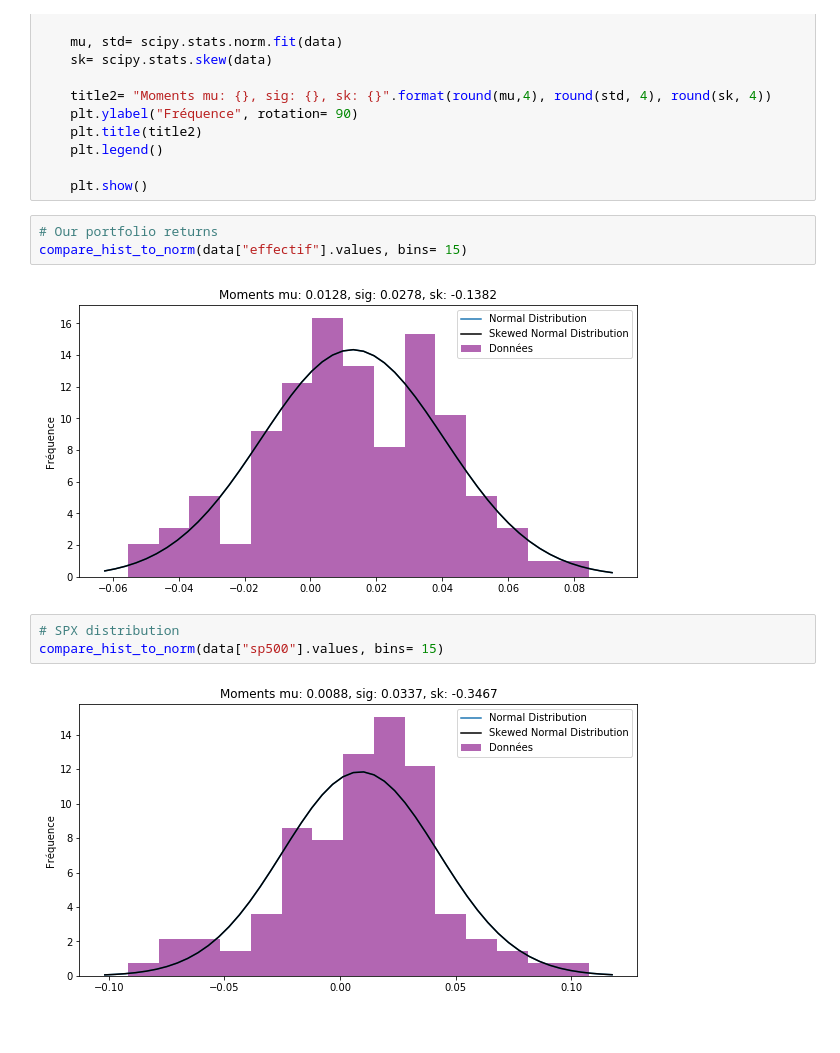
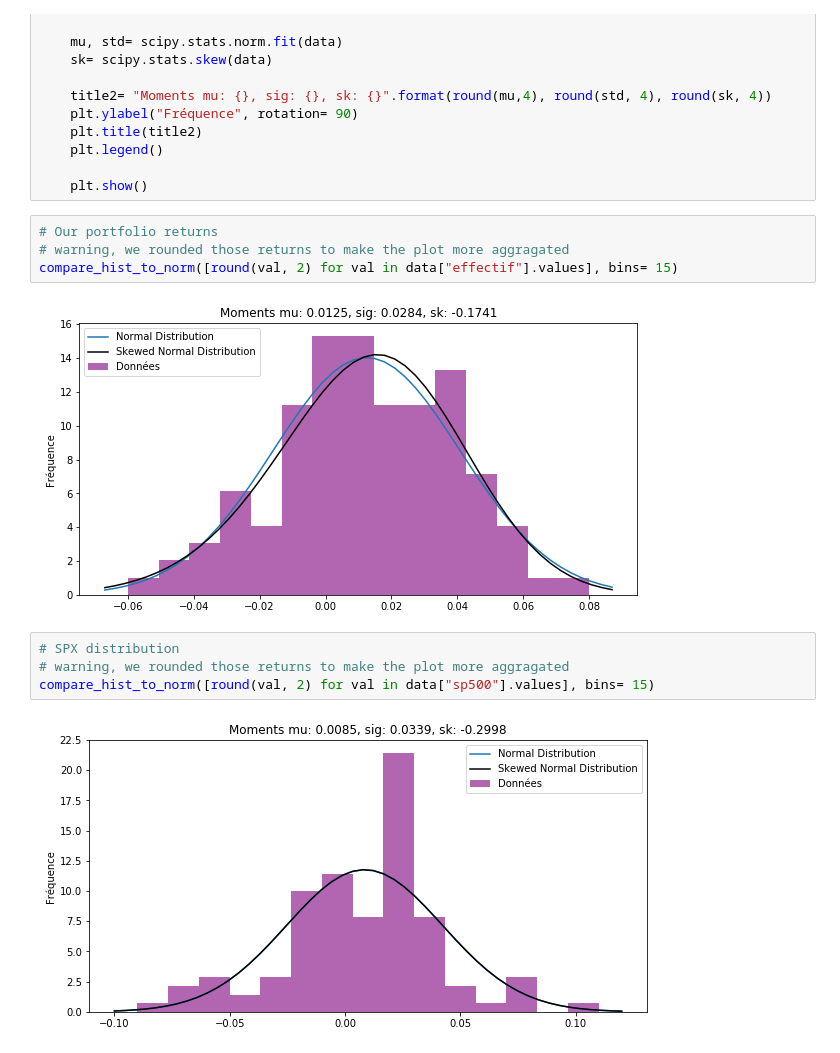
Before and after one commit to gerileka/machine_learning_portfolio, a Jupyter notebook: src/Long_only_Anal.ipynb, the cells around one changed output. Cells and saved outputs as stored; diff of their text form.

Commit message:
Rounded returns on histogram

```diff
--- a/src/Long_only_Anal.ipynb
+++ b/src/Long_only_Anal.ipynb
@@ -200,11 +204,13 @@ def compare_hist_to_norm(data, bins= 25):
     plt.show()
 # %%
 # Our portfolio returns
-compare_hist_to_norm(data["effectif"].values, bins= 15)
+# warning, we rounded those returns to make the plot more aggragated
+compare_hist_to_norm([round(val, 2) for val in data["effectif"].values], bins= 15)
 # %% [output]
-[figure, old version]
+[figure, new version]
 # %%
 # SPX distribution
-compare_hist_to_norm(data["sp500"].values, bins= 15)
+# warning, we rounded those returns to make the plot more aggragated
+compare_hist_to_norm([round(val, 2) for val in data["sp500"].values], bins= 15)
 # %% [output]
-[figure, old version]
+[figure, new version]
```
Also changed, not shown: parts of 1 cell of this notebook.
